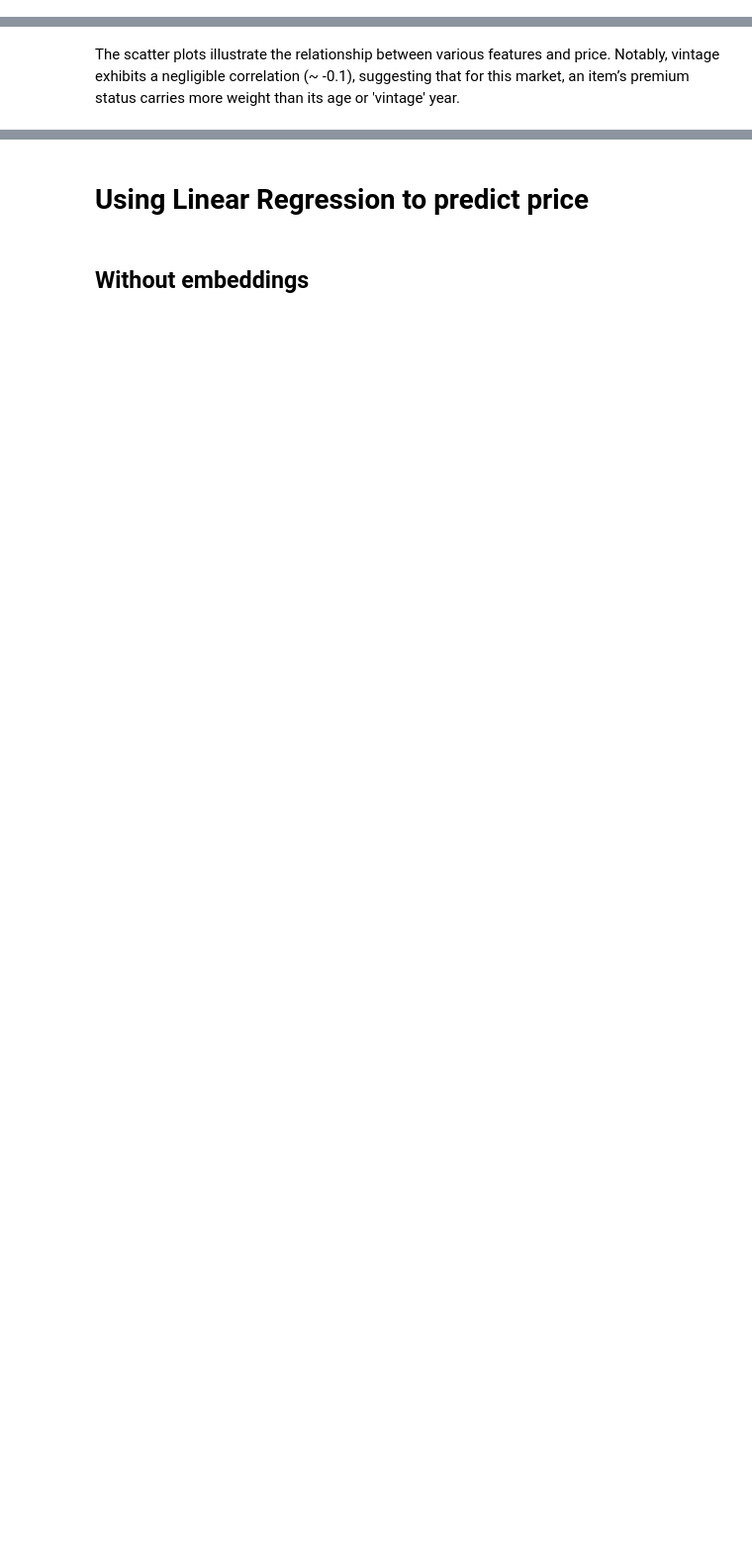
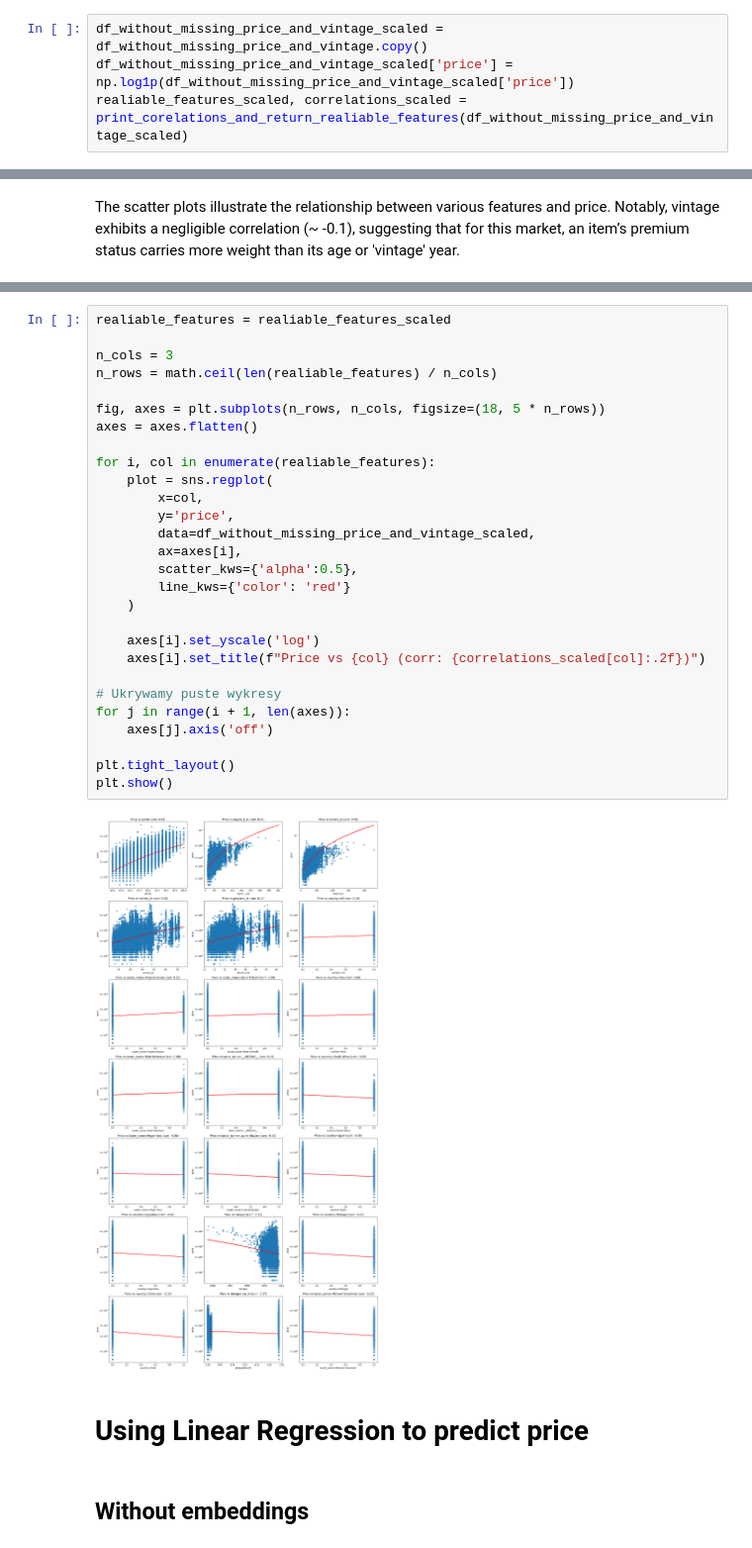
Before and after one commit to Msaters/projektUczenieMaszynowe, a Jupyter notebook: prediction_model_for_price.ipynb, the cells around one changed output, grey strips where cells are left out. Shown at 99% size. Drawn from its saved outputs; the diff is of its cells as text; blank space fills up the shorter version.

```diff
--- a/prediction_model_for_price.ipynb
+++ b/prediction_model_for_price.ipynb
@@ -72,0 +79,4 @@ pd.reset_option('display.max_rows')
+# %%
+df_without_missing_price_and_vintage_scaled = df_without_missing_price_and_vintage.copy()
+df_without_missing_price_and_vintage_scaled['price'] =  np.log1p(df_without_missing_price_and_vintage_scaled['price'])
+realiable_features_scaled, correlations_scaled = print_corelations_and_return_realiable_features(df_without_missing_price_and_vintage_scaled)
@@ -105,3 +157,33 @@ The scatter plots illustrate the relationship between various features and price
+# %%
+realiable_features = realiable_features_scaled
+
+n_cols = 3
+n_rows = math.ceil(len(realiable_features) / n_cols)
+
+fig, axes = plt.subplots(n_rows, n_cols, figsize=(18, 5 * n_rows))
+axes = axes.flatten()
+
+for i, col in enumerate(realiable_features):
+    plot = sns.regplot(
+        x=col,
+        y='price',
+        data=df_without_missing_price_and_vintage_scaled,
+        ax=axes[i],
+        scatter_kws={'alpha':0.5},
+        line_kws={'color': 'red'}
+    )
+
+    axes[i].set_yscale('log')
+    axes[i].set_title(f"Price vs {col} (corr: {correlations_scaled[col]:.2f})")
+
+# Ukrywamy puste wykresy
+for j in range(i + 1, len(axes)):
+    axes[j].axis('off')
+
+plt.tight_layout()
+plt.show()
+# %% [output]
+[figure, added]
 # %% [markdown]
 # Using Linear Regression to predict price
 # %% [markdown]
```
Also changed, not shown: parts of 20 cells of this notebook, 4 other files.
